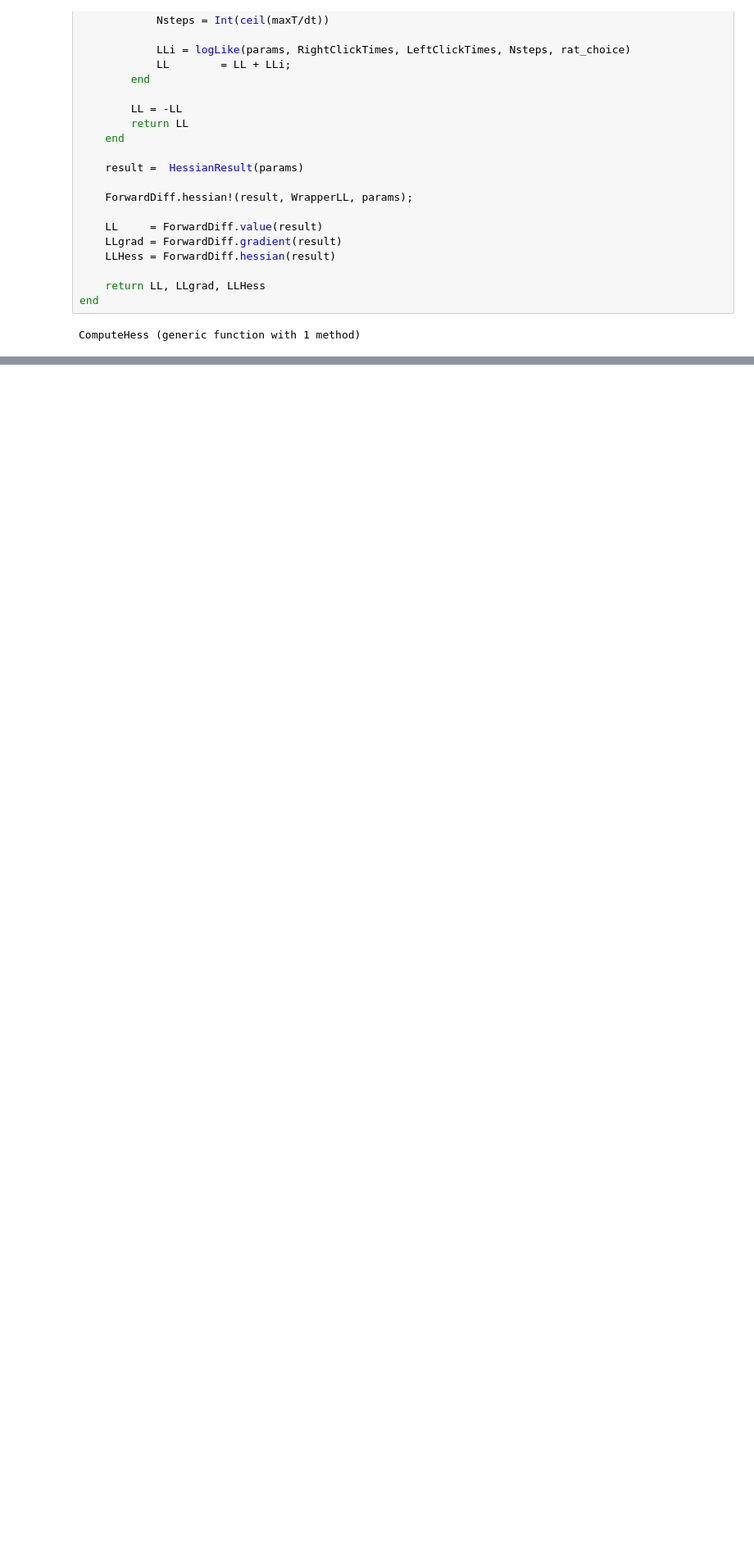
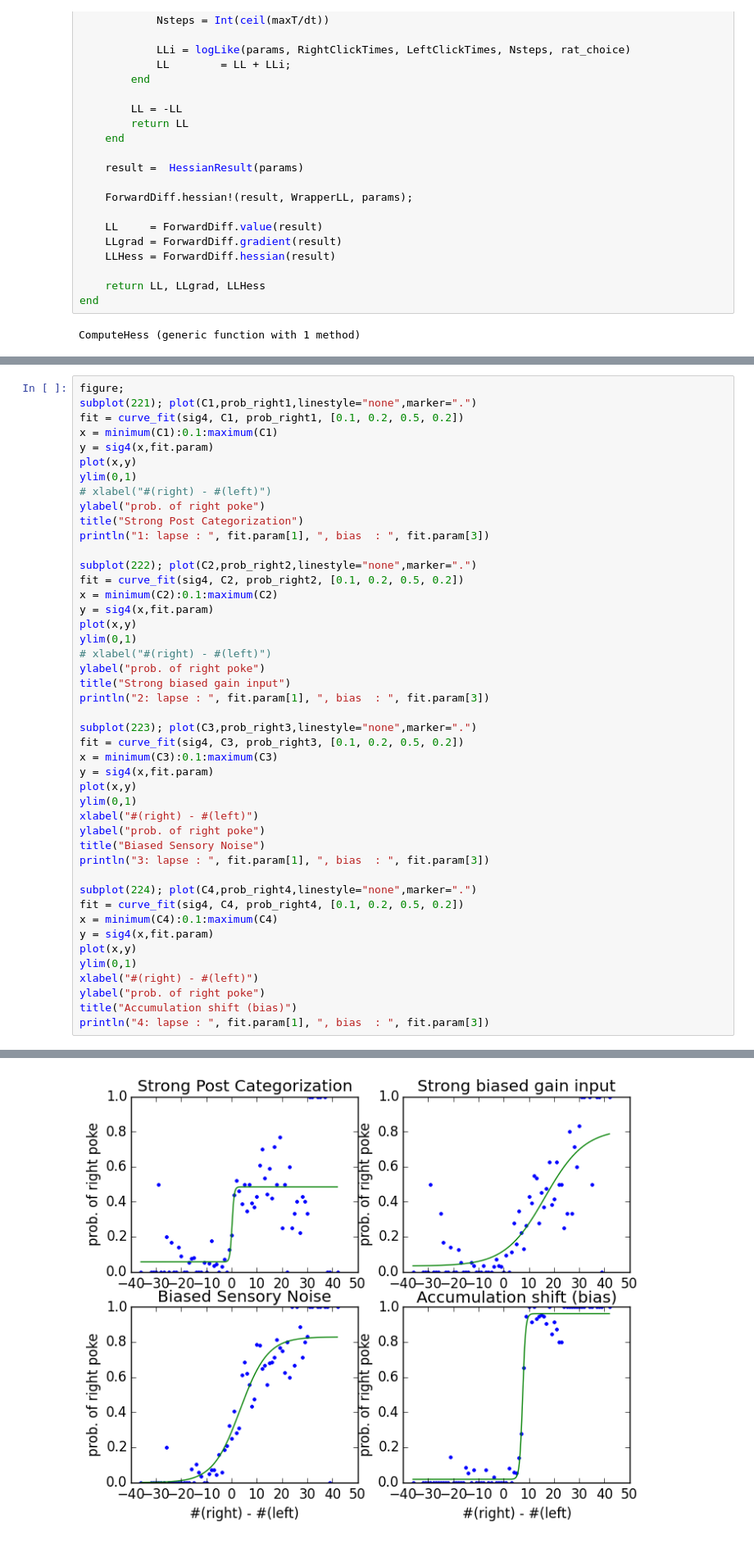
Before and after one commit to misun6312/autodiff, a Jupyter notebook: Julia_autodiff-Jeff_elife.ipynb, the cells around one changed output, grey strips where cells are left out. Shown at 82% size. Drawn from its saved outputs; the diff is of its cells as text; blank space fills up the shorter version.

```diff
--- a/Julia_autodiff-Jeff_elife.ipynb
+++ b/Julia_autodiff-Jeff_elife.ipynb
@@ -1209,0 +1481,46 @@ while loading In[34], in expression starting on line 1
+# %%
+figure;
+subplot(221); plot(C1,prob_right1,linestyle="none",marker=".")
+fit = curve_fit(sig4, C1, prob_right1, [0.1, 0.2, 0.5, 0.2])
+x = minimum(C1):0.1:maximum(C1)
+y = sig4(x,fit.param)
+plot(x,y)
+ylim(0,1)
+# xlabel("#(right) - #(left)")
+ylabel("prob. of right poke")
+title("Strong Post Categorization")
+println("1: lapse : ", fit.param[1], ", bias  : ", fit.param[3])
+
+subplot(222); plot(C2,prob_right2,linestyle="none",marker=".")
+fit = curve_fit(sig4, C2, prob_right2, [0.1, 0.2, 0.5, 0.2])
+x = minimum(C2):0.1:maximum(C2)
+y = sig4(x,fit.param)
+plot(x,y)
+ylim(0,1)
+# xlabel("#(right) - #(left)")
+ylabel("prob. of right poke")
+title("Strong biased gain input")
+println("2: lapse : ", fit.param[1], ", bias  : ", fit.param[3])
+
+subplot(223); plot(C3,prob_right3,linestyle="none",marker=".")
+fit = curve_fit(sig4, C3, prob_right3, [0.1, 0.2, 0.5, 0.2])
+x = minimum(C3):0.1:maximum(C3)
+y = sig4(x,fit.param)
+plot(x,y)
+ylim(0,1)
+xlabel("#(right) - #(left)")
+ylabel("prob. of right poke")
+title("Biased Sensory Noise")
+println("3: lapse : ", fit.param[1], ", bias  : ", fit.param[3])
+
+subplot(224); plot(C4,prob_right4,linestyle="none",marker=".")
+fit = curve_fit(sig4, C4, prob_right4, [0.1, 0.2, 0.5, 0.2])
+x = minimum(C4):0.1:maximum(C4)
+y = sig4(x,fit.param)
+plot(x,y)
+ylim(0,1)
+xlabel("#(right) - #(left)")
+ylabel("prob. of right poke")
+title("Accumulation shift (bias)")
+println("4: lapse : ", fit.param[1], ", bias  : ", fit.param[3])
+# %% [output]
@@ -1209,0 +1530 @@ while loading In[34], in expression starting on line 1
+[figure, added]
```
Also changed, not shown: parts of 47 cells of this notebook.
